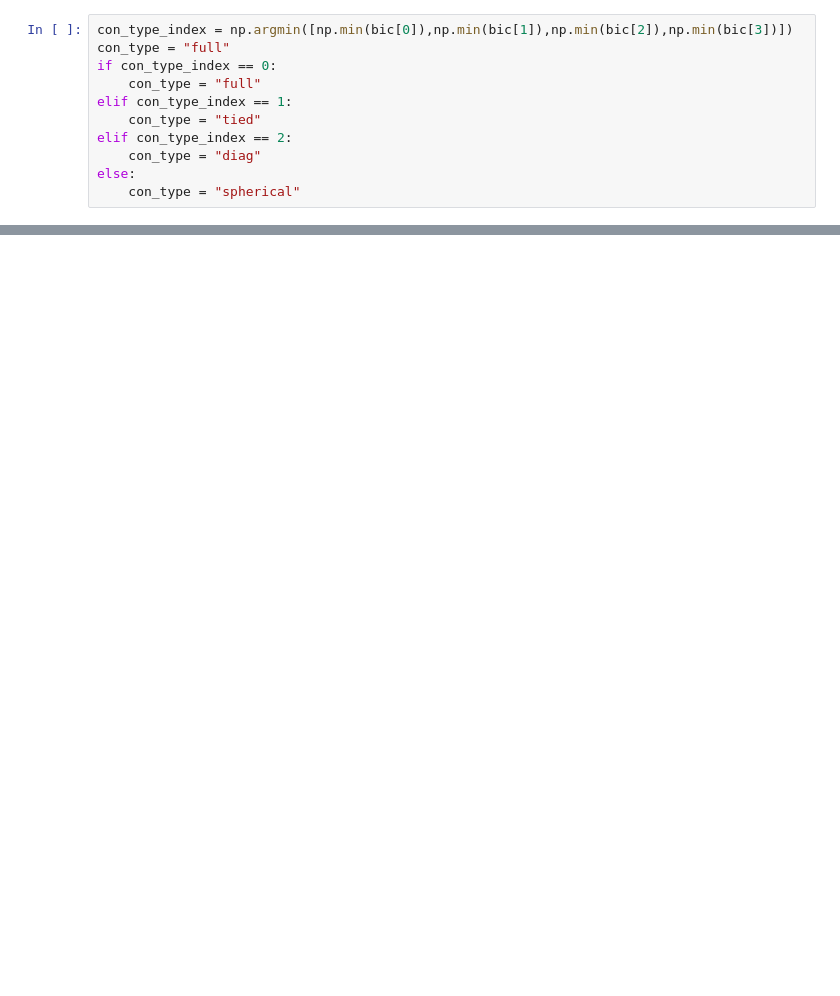
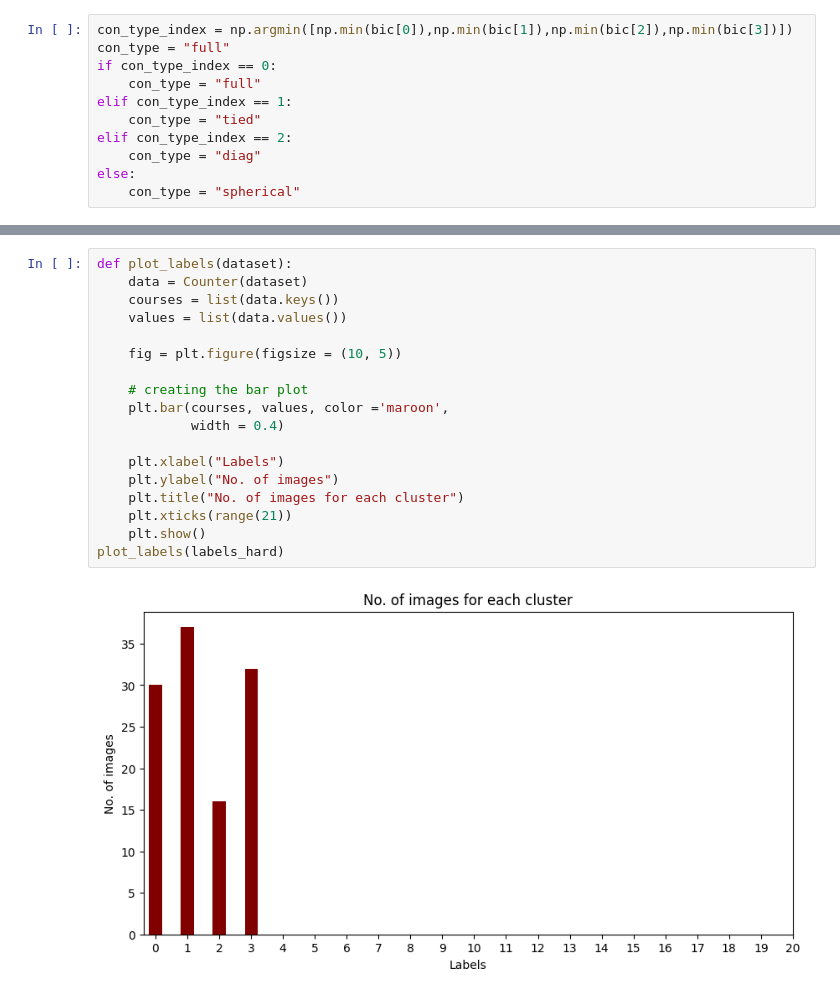
Before and after one commit to jsuaverd/COMP254-Assignments, a Jupyter notebook: clustering_gmm.ipynb, the cells around one changed output, grey strips where cells are left out. Drawn from its saved outputs; the diff is of its cells as text; blank space fills up the shorter version.

```diff
--- a/clustering_gmm.ipynb
+++ b/clustering_gmm.ipynb
@@ -186,0 +189,20 @@ plt.show()
+# %%
+def plot_labels(dataset):
+    data = Counter(dataset)
+    courses = list(data.keys())
+    values = list(data.values())
+
+    fig = plt.figure(figsize = (10, 5))
+
+    # creating the bar plot
+    plt.bar(courses, values, color ='maroon',
+            width = 0.4)
+
+    plt.xlabel("Labels")
+    plt.ylabel("No. of images")
+    plt.title("No. of images for each cluster")
+    plt.xticks(range(21))
+    plt.show()
+plot_labels(labels_hard)
+# %% [output]
+[figure, added]
```
Also changed, not shown: parts of 11 cells of this notebook.
